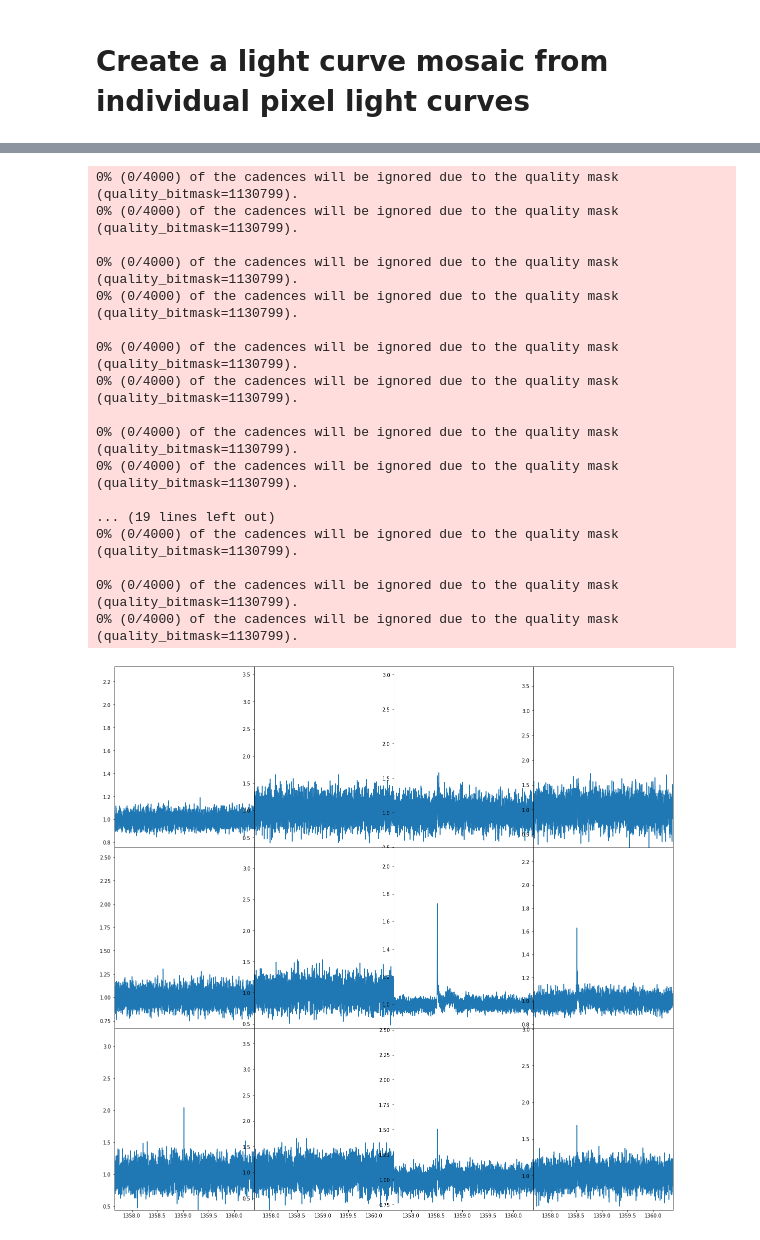
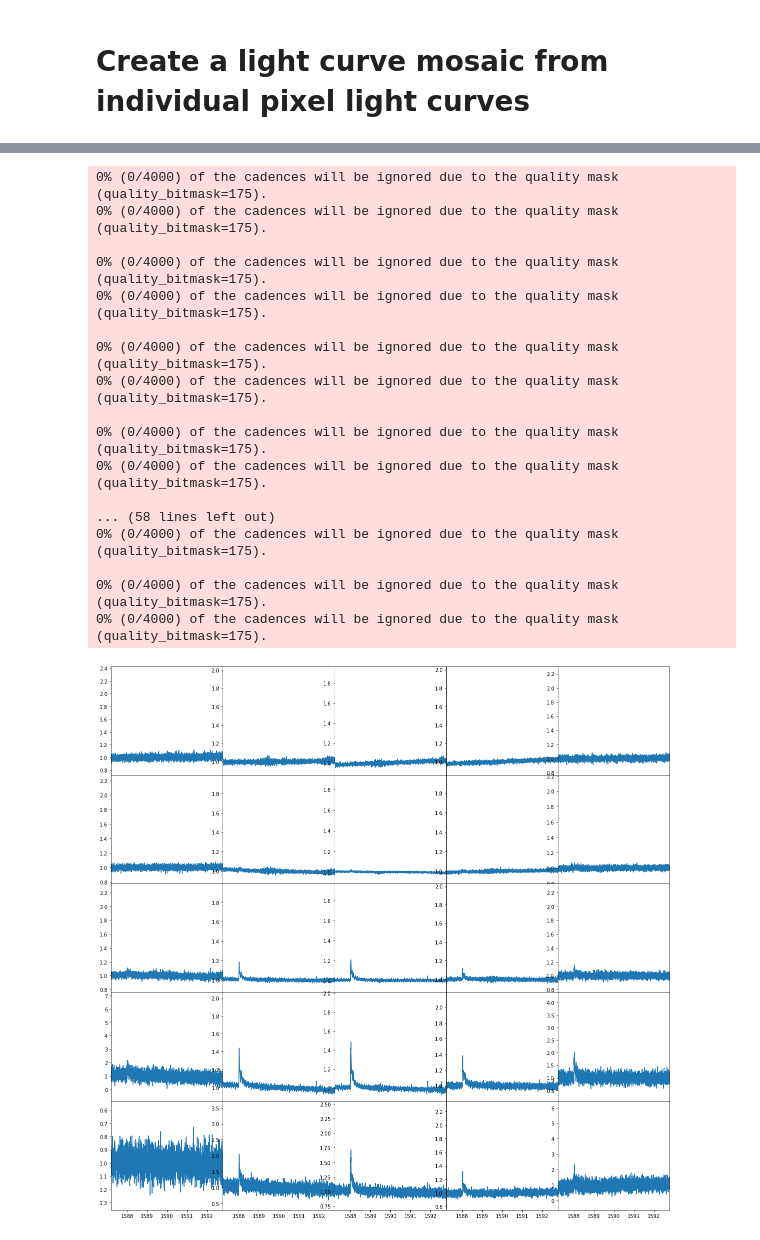
Before and after one commit to ekaterinailin/MalachiteMountains, a Jupyter notebook: analysis/notebooks/NB3_Create_single_pixel_LC_mosaic.ipynb, the cells around one changed output, grey strips where cells are left out. Drawn from its saved outputs; the diff is of its cells as text; code cells hidden in the pictures.

Commit message:
Played with the data, attempted fitting without known i and failed.

```diff
--- a/analysis/notebooks/NB3_Create_single_pixel_LC_mosaic.ipynb
+++ b/analysis/notebooks/NB3_Create_single_pixel_LC_mosaic.ipynb
@@ -56,6 +66,6 @@ Starting Bokeh server version 1.3.4 (running on Tornado 6.0.3)
 WebSocket connection opened
 ServerConnection created
 # %%
-paths = ! ls /work1/eilin/MultiperiodFlares/MalachiteMountains/data/lcs/single_pixel_lcs/*10000*
-paths
+paths = ! ls /work1/eilin/MultiperiodFlares/MalachiteMountains/data/lcs/single_pixel_lcs/*449*
+len(paths)
 # %% [output]
@@ -74,41 +73,41 @@ paths
 # %%
-fig, ax = plt.subplots(nrows=3,ncols=4, figsize=(20,20), sharex=True)
+fig, ax = plt.subplots(nrows=5,ncols=5, figsize=(20,20), sharex=True)
 
 for p in paths:
-    i, j = p.split("/")[-1].split("_")[0]
+    j, i = p.split("/")[-1].split("_")[0]
     i, j = int(i), int(j)
     #i = 4-int(p[0])+1
     #j = int(p[1])
     flc = search.open(p).get_lightcurve("FLUX")
     flc = FlareLightCurve(time=flc.time, flux=flc.flux,
                       flux_err=flc.flux_err, cadenceno=flc.cadenceno, targetid=flc.targetid)
 
     #flcd = custom_detrending(flc)
     #ax[i][j].plot(flcd.time,flcd.detrended_flux/np.nanmedian(flcd.detrended_flux))
     ax[i][j].plot(flc.time,flc.flux/np.nanmedian(flc.flux))
     ax[i][j].set_xlim(flc.time[0],flc.time[-1])
     #rel = np.nanmean(flcd.detrended_flux_err / flcd.detrended_flux)
     rel = np.nanmean(flc.flux_err / flc.flux)
     ax[i][j].set_ylim(.9-3*rel,1.9 + 9*rel)
 
 plt.subplots_adjust(hspace=0.,wspace=0)
 plt.savefig(f"/work1/eilin/MultiperiodFlares/MalachiteMountains/analysis/plots/{TIC}_pixelwise_lcs.png",dpi=300)
 # %% [output]
-0% (0/4000) of the cadences will be ignored due to the quality mask (quality_bitmask=1130799).
-0% (0/4000) of the cadences will be ignored due to the quality mask (quality_bitmask=1130799).
+0% (0/4000) of the cadences will be ignored due to the quality mask (quality_bitmask=175).
+0% (0/4000) of the cadences will be ignored due to the quality mask (quality_bitmask=175).
 
-0% (0/4000) of the cadences will be ignored due to the quality mask (quality_bitmask=1130799).
-0% (0/4000) of the cadences will be ignored due to the quality mask (quality_bitmask=1130799).
+0% (0/4000) of the cadences will be ignored due to the quality mask (quality_bitmask=175).
+0% (0/4000) of the cadences will be ignored due to the quality mask (quality_bitmask=175).
 
-0% (0/4000) of the cadences will be ignored due to the quality mask (quality_bitmask=1130799).
-0% (0/4000) of the cadences will be ignored due to the quality mask (quality_bitmask=1130799).
+0% (0/4000) of the cadences will be ignored due to the quality mask (quality_bitmask=175).
+0% (0/4000) of the cadences will be ignored due to the quality mask (quality_bitmask=175).
 
-0% (0/4000) of the cadences will be ignored due to the quality mask (quality_bitmask=1130799).
-0% (0/4000) of the cadences will be ignored due to the quality mask (quality_bitmask=1130799).
+0% (0/4000) of the cadences will be ignored due to the quality mask (quality_bitmask=175).
+0% (0/4000) of the cadences will be ignored due to the quality mask (quality_bitmask=175).
 
-... (19 lines left out)
-0% (0/4000) of the cadences will be ignored due to the quality mask (quality_bitmask=1130799).
+... (58 lines left out)
+0% (0/4000) of the cadences will be ignored due to the quality mask (quality_bitmask=175).
 
-0% (0/4000) of the cadences will be ignored due to the quality mask (quality_bitmask=1130799).
-0% (0/4000) of the cadences will be ignored due to the quality mask (quality_bitmask=1130799).
+0% (0/4000) of the cadences will be ignored due to the quality mask (quality_bitmask=175).
+0% (0/4000) of the cadences will be ignored due to the quality mask (quality_bitmask=175).
-[figure, old version]
+[figure, new version]
```
Also changed, not shown: parts of 6 cells of this notebook, 2 other files.
